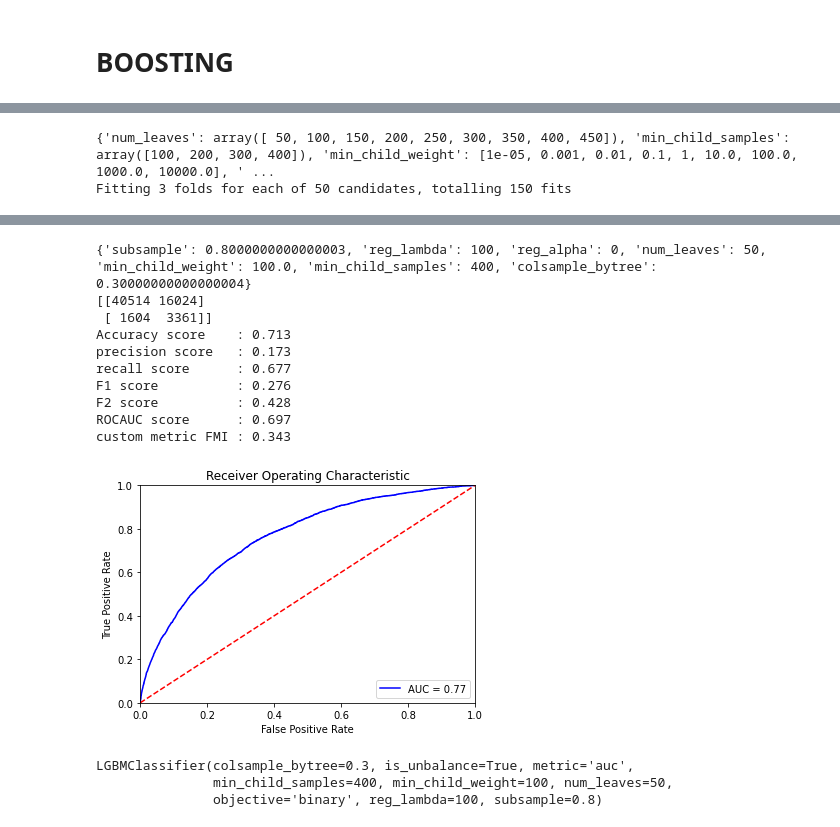
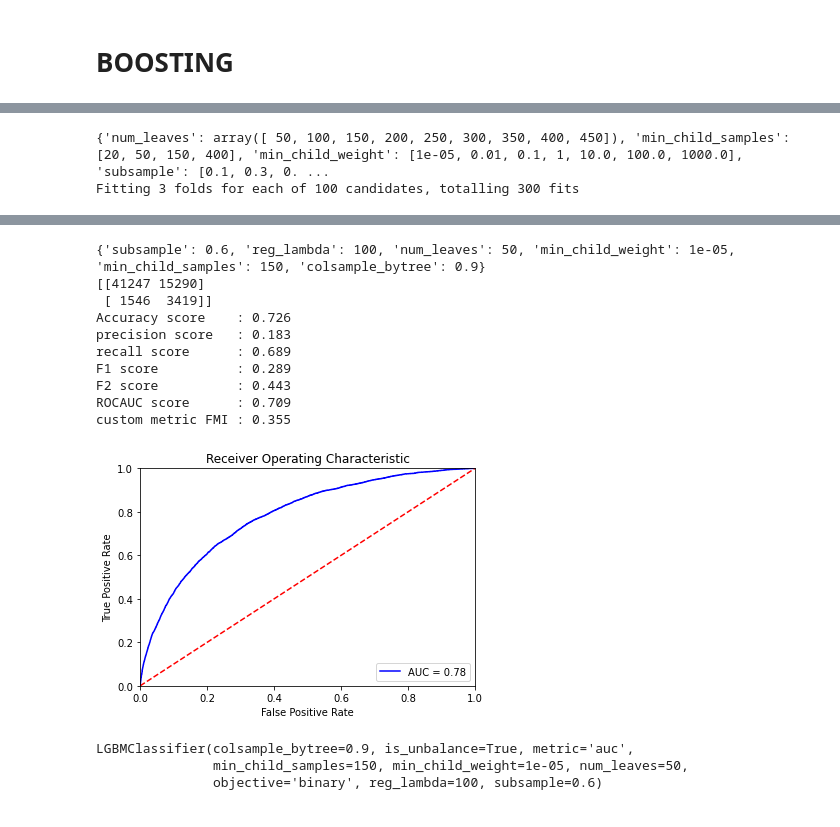
Before and after one commit to eleplanois/openClassRoomP7, a Jupyter notebook: 02 model FEATS.ipynb, the cells around one changed output, grey strips where cells are left out. Saved outputs shown, nothing was run; the diff lists cells and outputs as text; code cells hidden in the pictures.

```diff
--- a/02 model FEATS.ipynb
+++ b/02 model FEATS.ipynb
@@ -722,0 +748,5 @@ Fitting 3 folds for each of 50 candidates, totalling 150 fits
+# %%
+randomForest_under_random = RandomForestClassifier(random_state=1944, n_estimators = 1400, min_samples_split = 5,
+                                                   min_samples_leaf = 2, max_features = 'auto', max_depth = 70, bootstrap = False)
+randomForest_under_random.fit(X_under, y_under)
+model_eval(randomForest_under_random, X_val, y_val)
@@ -723,6 +787,6 @@ Fitting 3 folds for each of 50 candidates, totalling 150 fits
 # %%
-randomForest_under_random = RandomForestClassifier(random_state=1944, n_estimators = 1800, min_samples_split = 10,
-                                                   min_samples_leaf = 4, max_features = 'sqrt', max_depth = 30, bootstrap = False)
-randomForest_under_random.fit(X_under, y_under)
-model_eval(randomForest_under_random, X_val, y_val)
+randomForest_under_random_f2 = RandomForestClassifier(random_state=1944, n_estimators = 1800, min_samples_split = 10,
+                                                   min_samples_leaf = 4, max_features = 'auto', max_depth = 30, bootstrap = False)
+randomForest_under_random_f2.fit(X_under, y_under)
+model_eval(randomForest_under_random_f2, X_val, y_val)
 # %% [output]
@@ -750,0 +877,5 @@ custom metric FMI : 0.319
+# %%
+randomForest_under_gridCV_f2 = RandomForestClassifier(random_state=1944, bootstrap = False, max_features = 'auto',
+                                                      n_estimators = 1700, min_samples_split = 12, min_samples_leaf = 5, max_depth = 25)
+randomForest_under_gridCV_f2.fit(X_under, y_under)
+model_eval(randomForest_under_gridCV_f2, X_val, y_val)
@@ -777,0 +918,5 @@ custom metric FMI : 0.343
+# %%
+lgbmc10_under = LGBMClassifier()
+
+lgbmc10_under.fit(X_under, y_under, eval_set=[(X_under, y_under), (X_val, y_val)],
+    eval_metric= 'auc', verbose= 200, early_stopping_rounds= 200)
@@ -826,20 +998,17 @@ custom metric FMI : 0.343
 # %%
-from sklearn.model_selection import RandomizedSearchCV
-
 random_grid ={
             'num_leaves': np.arange(50,500,50),
-            'min_child_samples': np.arange(100,500,100),
-            'min_child_weight': [1e-5, 1e-3, 1e-2, 1e-1, 1, 1e1, 1e2, 1e3, 1e4],
-            'subsample': np.arange(0.2,1,.1),
-            'colsample_bytree': np.arange(0.2,1,.1),
-            'reg_alpha': [0, 1e-1, 1, 2, 5, 7, 10, 50, 100],
-            'reg_lambda': [0, 1e-1, 1, 5, 10, 20, 50, 100]}
+            'min_child_samples': [20, 50, 150, 400],
+            'min_child_weight': [1e-5, 1e-2, 1e-1, 1, 1e1, 1e2, 1e3],
+            'subsample': [0.1, 0.3, 0.6, 1.0],
+            'colsample_bytree': [0.8, 0.9, 1.0],
+            'reg_lambda': [0, 0.1, 1, 10, 100]}
 
 print(random_grid)
 
 # Random search of parameters, using 3 fold cross validation,
 # search across 100 different combinations, and use all available cores
-lgbm_random = RandomizedSearchCV(estimator = LGBMClassifier(is_unbalance=True, objective = 'binary', metric = 'auc'), scoring=custom_scorer_lgbm_f2, param_distributions = random_grid, n_iter = 50, cv = 3, verbose=3, n_jobs = -1)
+lgbm_random = RandomizedSearchCV(estimator = LGBMClassifier(is_unbalance=True, objective = 'binary', metric = 'auc'), scoring=custom_scorer_lgbm_f2, param_distributions = random_grid, n_iter = 100, cv = 3, verbose=3, n_jobs = -1)
 # Fit the random search model
 lgbm_random.fit(X_train, y_train)
 
@@ -847,6 +1016,6 @@ print(lgbm_random.best_params_)
 
 model_eval(lgbm_random.best_estimator_, X_val, y_val)
 # %% [output]
-{'num_leaves': array([ 50, 100, 150, 200, 250, 300, 350, 400, 450]), 'min_child_samples': array([100, 200, 300, 400]), 'min_child_weight': [1e-05, 0.001, 0.01, 0.1, 1, 10.0, 100.0, 1000.0, 10000.0], ' ...
-Fitting 3 folds for each of 50 candidates, totalling 150 fits
+{'num_leaves': array([ 50, 100, 150, 200, 250, 300, 350, 400, 450]), 'min_child_samples': [20, 50, 150, 400], 'min_child_weight': [1e-05, 0.01, 0.1, 1, 10.0, 100.0, 1000.0], 'subsample': [0.1, 0.3, 0. ...
+Fitting 3 folds for each of 100 candidates, totalling 300 fits
 [Parallel(n_jobs=-1)]: Using backend LokyBackend with 4 concurrent workers.
@@ -856,21 +1026,21 @@ Fitting 3 folds for each of 50 candidates, totalling 150 fits
-{'subsample': 0.8000000000000003, 'reg_lambda': 100, 'reg_alpha': 0, 'num_leaves': 50, 'min_child_weight': 100.0, 'min_child_samples': 400, 'colsample_bytree': 0.30000000000000004}
-[[40514 16024]
- [ 1604  3361]]
-Accuracy score    : 0.713
-precision score   : 0.173
-recall score      : 0.677
-F1 score          : 0.276
-F2 score          : 0.428
-ROCAUC score      : 0.697
-custom metric FMI : 0.343
+{'subsample': 0.6, 'reg_lambda': 100, 'num_leaves': 50, 'min_child_weight': 1e-05, 'min_child_samples': 150, 'colsample_bytree': 0.9}
+[[41247 15290]
+ [ 1546  3419]]
+Accuracy score    : 0.726
+precision score   : 0.183
+recall score      : 0.689
+F1 score          : 0.289
+F2 score          : 0.443
+ROCAUC score      : 0.709
+custom metric FMI : 0.355
-[figure, old version]
+[figure, new version]
 # %%
-lgbmc10_randomCV = LGBMClassifier(is_unbalance=True, objective = 'binary', metric = 'auc', subsample = 0.8, reg_lambda = 100, num_leaves = 50,
-                                  min_child_weight = 100, min_child_samples = 400, colsample_bytree = 0.3)
+lgbmc10_randomCV = LGBMClassifier(is_unbalance=True, objective = 'binary', metric = 'auc', subsample = 0.6, reg_lambda = 100,
+                                  num_leaves = 50, min_child_weight = 1e-05, min_child_samples = 150, colsample_bytree = 0.9)
 
-lgbmc10_randomCV.fit(X_train, y_train, eval_metric= 'auc', verbose= 200)
+lgbmc10_randomCV.fit(X_train, y_train, eval_metric= 'auc', verbose= 2)
 # %% [output]
-LGBMClassifier(colsample_bytree=0.3, is_unbalance=True, metric='auc',
-               min_child_samples=400, min_child_weight=100, num_leaves=50,
-               objective='binary', reg_lambda=100, subsample=0.8)
+LGBMClassifier(colsample_bytree=0.9, is_unbalance=True, metric='auc',
+               min_child_samples=150, min_child_weight=1e-05, num_leaves=50,
+               objective='binary', reg_lambda=100, subsample=0.6)
 # %%
```
Also changed, not shown: parts of 129 cells of this notebook, 3 other files.
